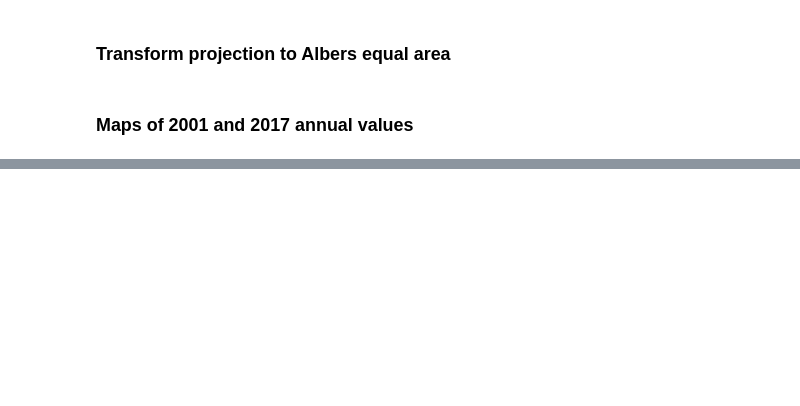
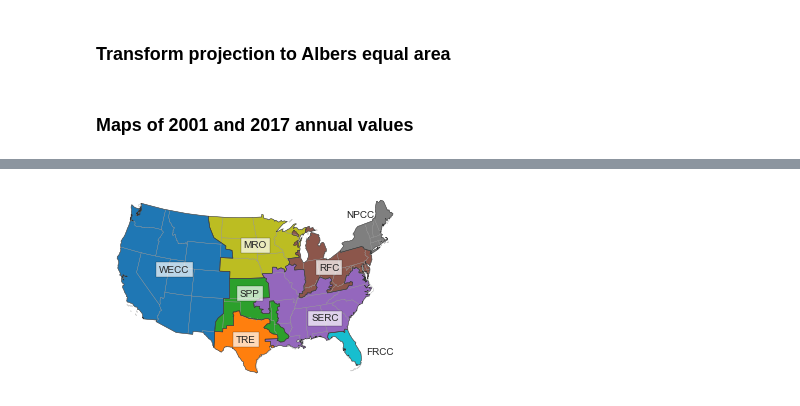
Before and after one commit to gschivley/carbon-index, a Jupyter notebook: Notebooks/NERC maps.ipynb, the cells around one changed output, grey strips where cells are left out. Cells and saved outputs as stored; diff of their text form; code cells hidden in the pictures; blank space fills up the shorter version.

```diff
--- a/Notebooks/NERC maps.ipynb
+++ b/Notebooks/NERC maps.ipynb
@@ -187,0 +372,82 @@ plt.savefig(path, bbox_inches='tight', dpi=350)
+# %%
+def conv_lon(x):
+    newx = x * 20037508.34 / 180
+    return newx
+
+def conv_lat(y):
+    newy = np.log(np.tan((90 + y) * np.pi / 360)) / (np.pi / 180)
+    newy *= 20037508.34 / 180
+    return newy
+
+font_size = 10
+bbox_alpha = 0.7
+
+fig, ax = plt.subplots(figsize=(8,3.5))
+# set aspect to equal. This is done automatically
+# when using *geopandas* plot on it's own, but not when
+# working with pyplot directly.
+ax.set_aspect('equal')
+
+regions_albers.plot(column='nerc', cmap='tab10_r', ax=ax)
+states_albers.plot(ax=ax, color='none', edgecolor='0.6')
+regions_albers.plot(ax=ax, color='none', edgecolor='0.2', linewidth=0.5)
+
+for point, nerc in zip(regions_albers.centroid, regions_albers['nerc'].values):
+        text = nerc
+#         text = '{}'.format(nerc, reduce)
+        x = point.x
+        y = point.y
+        if nerc == 'FRCC':
+            x = x + conv_lon(4.75)#-79
+            y = y - conv_lat(1)#28
+            rot = -67
+            plt.text(x, y, text, ha='center', va='center',
+                     fontdict={'size':font_size})
+
+        elif nerc == 'NPCC':
+            x = x - conv_lon(1.5)
+            y = y + conv_lat(2.1)
+            plt.text(x, y, text, ha='center',
+                     fontdict={'size':font_size})
+
+        elif nerc == 'SERC':
+            x = x + conv_lon(2)
+            y = y + conv_lat(-2)
+            plt.text(x, y, text, ha='center', va='center',
+                     bbox=dict(facecolor='white',
+                                alpha=bbox_alpha,
+                                boxstyle="square"),
+                     fontdict={'size':font_size})
+        elif nerc == 'RFC':
+#             x = x + conv_lon(RFC_x)
+            y = y + conv_lat(-0.5)
+            plt.text(x, y, text, ha='center', va='center',
+                     bbox=dict(facecolor='white',
+                                alpha=bbox_alpha,
+                                boxstyle="square"),
+                     fontdict={'size':font_size})
+
+        elif nerc == 'SPP':
+    #         x = x + 2
+            y = y + conv_lat(1.75)
+            plt.text(x, y, text, ha='center', va='center',
+                     bbox=dict(facecolor='white',
+                                alpha=bbox_alpha,
+                                boxstyle="square"),
+                     fontdict={'size':font_size})
+
+        else:
+            plt.text(x, y, text, ha='center', va='center',
+                     bbox=dict(facecolor='white',
+                                alpha=bbox_alpha,
+                                boxstyle="square"),
+                     fontdict={'size':font_size})
+
+sns.despine(left=True, bottom=True)
+ax.set_yticklabels(labels=[])
+ax.set_xticklabels(labels=[])
+
+save_path = join(figure_path, 'NERC map gif', 'NERC map categorical.pdf')
+plt.savefig(save_path, bbox_inches='tight')
+# %% [output]
+[figure, added]
```
Also changed, not shown: parts of 24 cells of this notebook, 1 other file.
